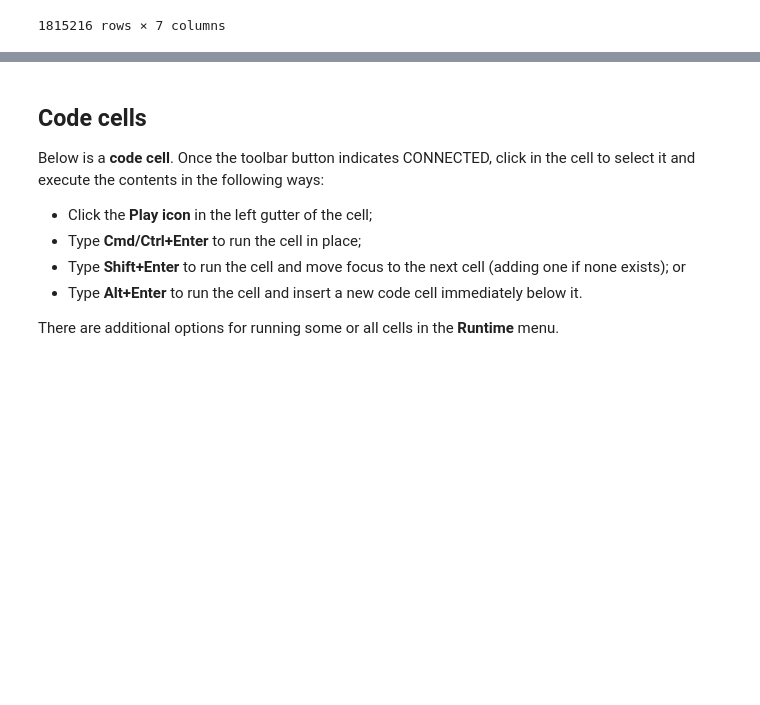
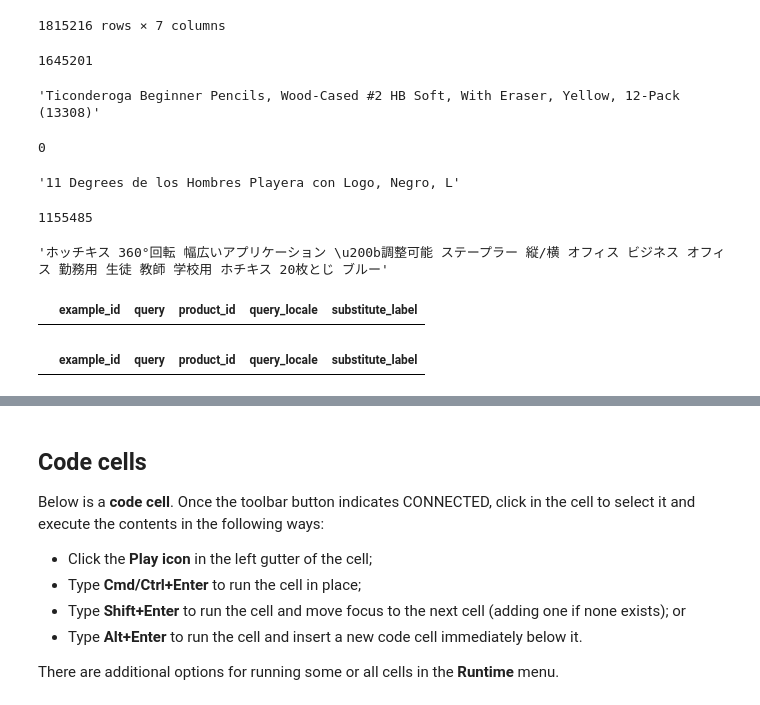
Before and after one commit to nawabtest/tensorflow_p, a Jupyter notebook: Ecommerce_Search_Engine_With_Sentence_Transformer.ipynb, the cells around one changed output, grey strips where cells are left out. Cells and saved outputs as stored; diff of their text form; code cells hidden in the pictures; blank space fills up the shorter version.

```diff
--- a/Ecommerce_Search_Engine_With_Sentence_Transformer.ipynb
+++ b/Ecommerce_Search_Engine_With_Sentence_Transformer.ipynb
@@ -102,0 +110,23 @@ df_catalogue
+# %%
+get_product_title("B0000AQO0O")
+# %% [output]
+1645201
+'Ticonderoga Beginner Pencils, Wood-Cased #2 HB Soft, With Eraser, Yellow, 12-Pack (13308)'
+# %%
+get_product_title("B079VKKJN7")
+# %% [output]
+0
+'11 Degrees de los Hombres Playera con Logo, Negro, L'
+# %%
+get_product_title("B0987RGRF2")
+# %% [output]
+1155485
+'ホッチキス 360°回転 幅広いアプリケーション \u200b調整可能 ステープラー 縦/横 オフィス ビジネス オフィス 勤務用 生徒 教師 学校用 ホチキス 20枚とじ ブルー'
+# %%
+df_train.loc[df_train['substitute_label'] == 'irrelevant']
+# %% [output]
+|  | example_id | query | product_id | query_locale | substitute_label |
+# %%
+df_train.loc[df_train['substitute_label'] == 'exact']
+# %% [output]
+|  | example_id | query | product_id | query_locale | substitute_label |
```
Also changed, not shown: parts of 6 cells of this notebook.
